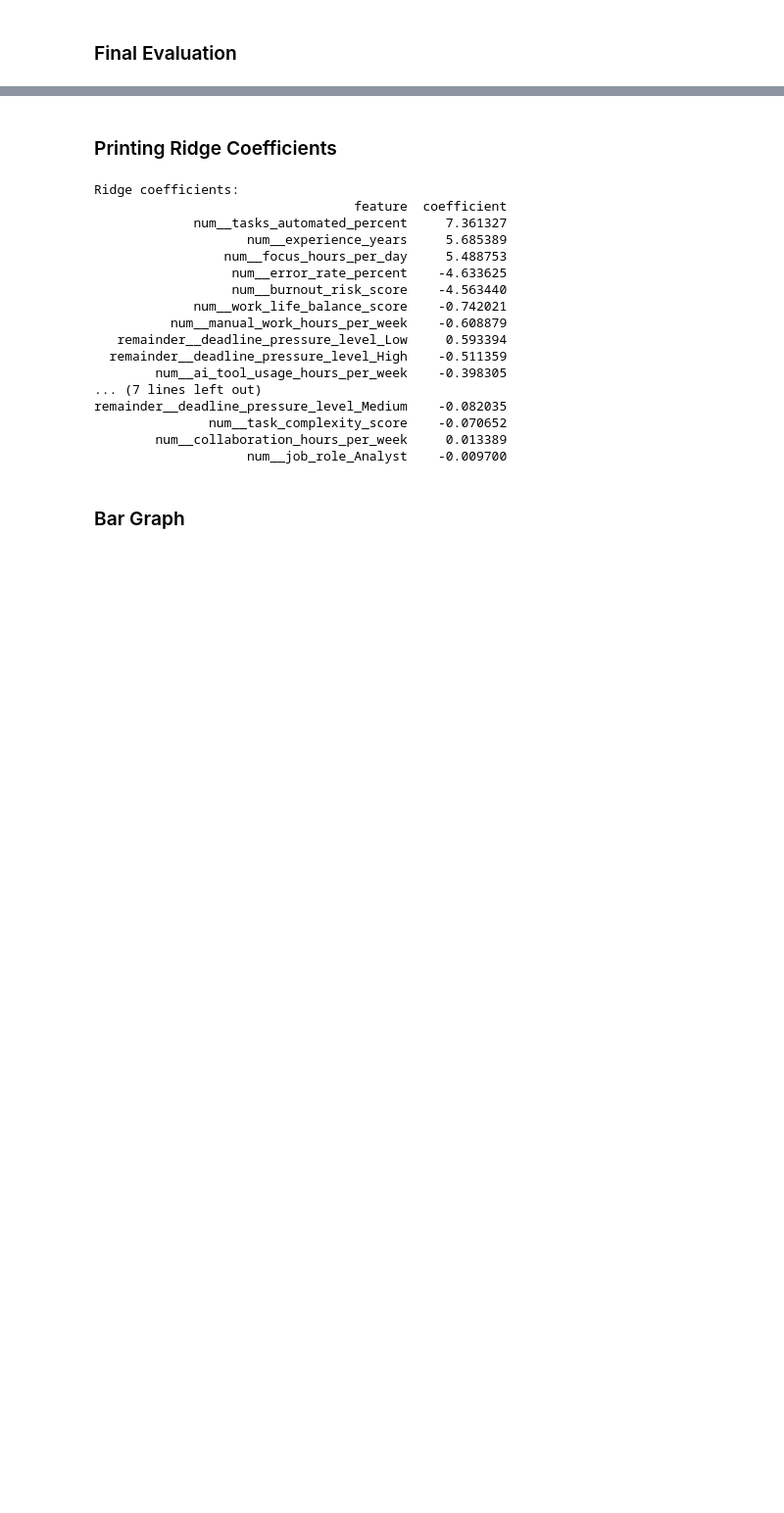
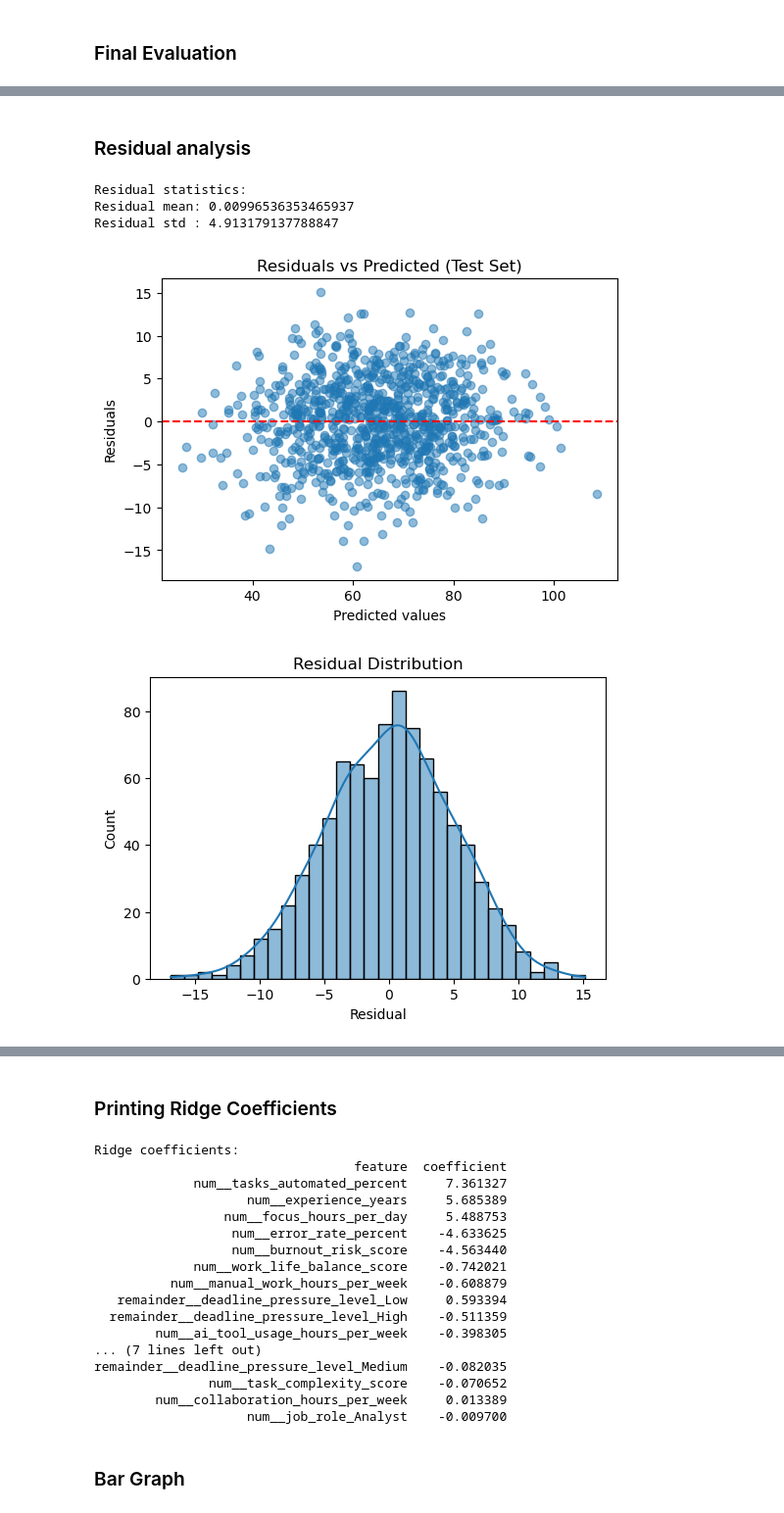
Before and after one commit to georgeded/ai-workplace-productivity-ml, a Jupyter notebook: split_and_evaluate.ipynb, the cells around one changed output, grey strips where cells are left out. Shown at 98% size. Drawn from its saved outputs; the diff is of its cells as text; code cells hidden in the pictures; blank space fills up the shorter version.

Commit message:
Residual Analysis

```diff
--- a/split_and_evaluate.ipynb
+++ b/split_and_evaluate.ipynb
@@ -272,3 +273,57 @@ Best alpha from simulated annealing: 4.178500
 MAE : 3.9428
 RMSE: 4.9105
 R^2 : 0.8788
+# %% [markdown]
+### Residual analysis
+# %%
+residuals = y_test - test_preds
+
+print("\nResidual statistics:")
+print("Residual mean:", residuals.mean())
+print("Residual std :", residuals.std())
+
+
+# residuals vs predicted
+plt.figure(figsize=(6,4))
+plt.scatter(test_preds, residuals, alpha=0.5)
+plt.axhline(0, color="red", linestyle="--")
+
+plt.xlabel("Predicted values")
+plt.ylabel("Residuals")
+plt.title("Residuals vs Predicted (Test Set)")
+
+plt.show()
+
+
+# residual distribution
+plt.figure(figsize=(6,4))
+sns.histplot(residuals, bins=30, kde=True)
+
+plt.xlabel("Residual")
+plt.title("Residual Distribution")
+
+plt.show()
+
+
+# actual vs predicted
+plt.figure(figsize=(6,6))
+
+plt.scatter(y_test, test_preds, alpha=0.5)
+
+plt.plot(
+    [y_test.min(), y_test.max()],
+    [y_test.min(), y_test.max()],
+    color="red"
+)
+
+plt.xlabel("Actual values")
+plt.ylabel("Predicted values")
+plt.title("Actual vs Predicted (Test Set)")
+
+plt.show()
+# %% [output]
+Residual statistics:
+Residual mean: 0.00996536353465937
+Residual std : 4.913179137788847
+[figure, added]
+[figure, added]
```
Also changed, not shown: parts of 7 cells of this notebook.
